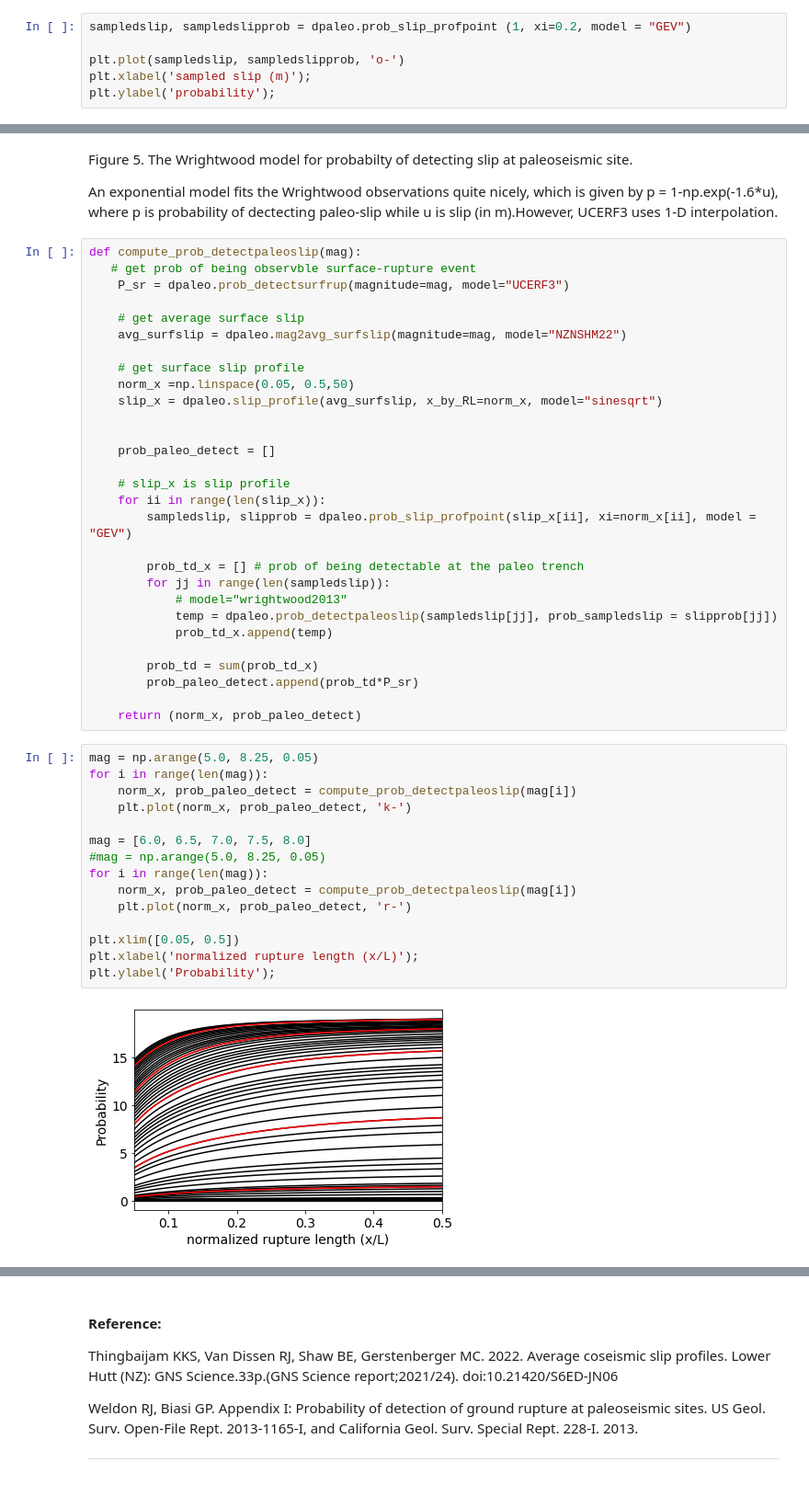
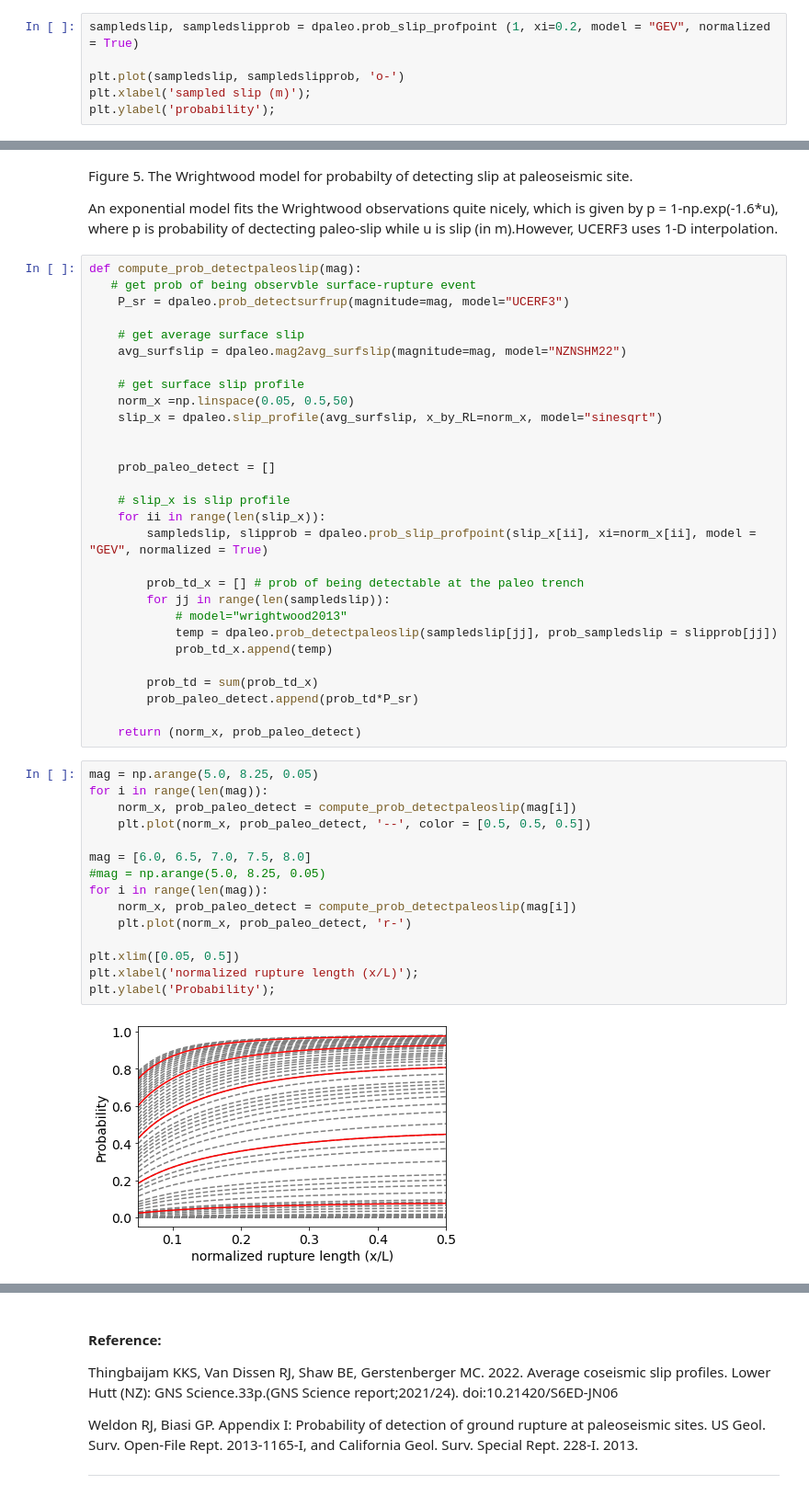
Before and after one commit to thingbaijam/detectpaleo, a Jupyter notebook: workflow_general.ipynb, the cells around one changed output, grey strips where cells are left out. Shown at 92% size. Drawn from its saved outputs; the diff is of its cells as text.

```diff
--- a/workflow_general.ipynb
+++ b/workflow_general.ipynb
@@ -45,7 +45,7 @@ UCERF3 applies lognormal distribution, I'd prefer extreme value distribution (Th
 
 First, let us look at an example of GEV distribution
 # %%
-sampledslip, sampledslipprob = dpaleo.prob_slip_profpoint (1, xi=0.2, model = "GEV")
+sampledslip, sampledslipprob = dpaleo.prob_slip_profpoint (1, xi=0.2, model = "GEV", normalized = True)
 
 plt.plot(sampledslip, sampledslipprob, 'o-')
 plt.xlabel('sampled slip (m)');
@@ -99,7 +99,7 @@ def compute_prob_detectpaleoslip(mag):
 
     # slip_x is slip profile
     for ii in range(len(slip_x)):
-        sampledslip, slipprob = dpaleo.prob_slip_profpoint(slip_x[ii], xi=norm_x[ii], model = "GEV")
+        sampledslip, slipprob = dpaleo.prob_slip_profpoint(slip_x[ii], xi=norm_x[ii], model = "GEV", normalized = True)
 
         prob_td_x = [] # prob of being detectable at the paleo trench
         for jj in range(len(sampledslip)):
@@ -114,18 +114,18 @@ def compute_prob_detectpaleoslip(mag):
 # %%
 mag = np.arange(5.0, 8.25, 0.05)
 for i in range(len(mag)):
     norm_x, prob_paleo_detect = compute_prob_detectpaleoslip(mag[i])
-    plt.plot(norm_x, prob_paleo_detect, 'k-')
+    plt.plot(norm_x, prob_paleo_detect, '--', color = [0.5, 0.5, 0.5])
 
 mag = [6.0, 6.5, 7.0, 7.5, 8.0]
 #mag = np.arange(5.0, 8.25, 0.05)
 for i in range(len(mag)):
     norm_x, prob_paleo_detect = compute_prob_detectpaleoslip(mag[i])
     plt.plot(norm_x, prob_paleo_detect, 'r-')
 
 plt.xlim([0.05, 0.5])
 plt.xlabel('normalized rupture length (x/L)');
 plt.ylabel('Probability');
 # %% [output]
-[figure, old version]
+[figure, new version]
 # %% [markdown]
```
Also changed, not shown: parts of 2 cells of this notebook.
